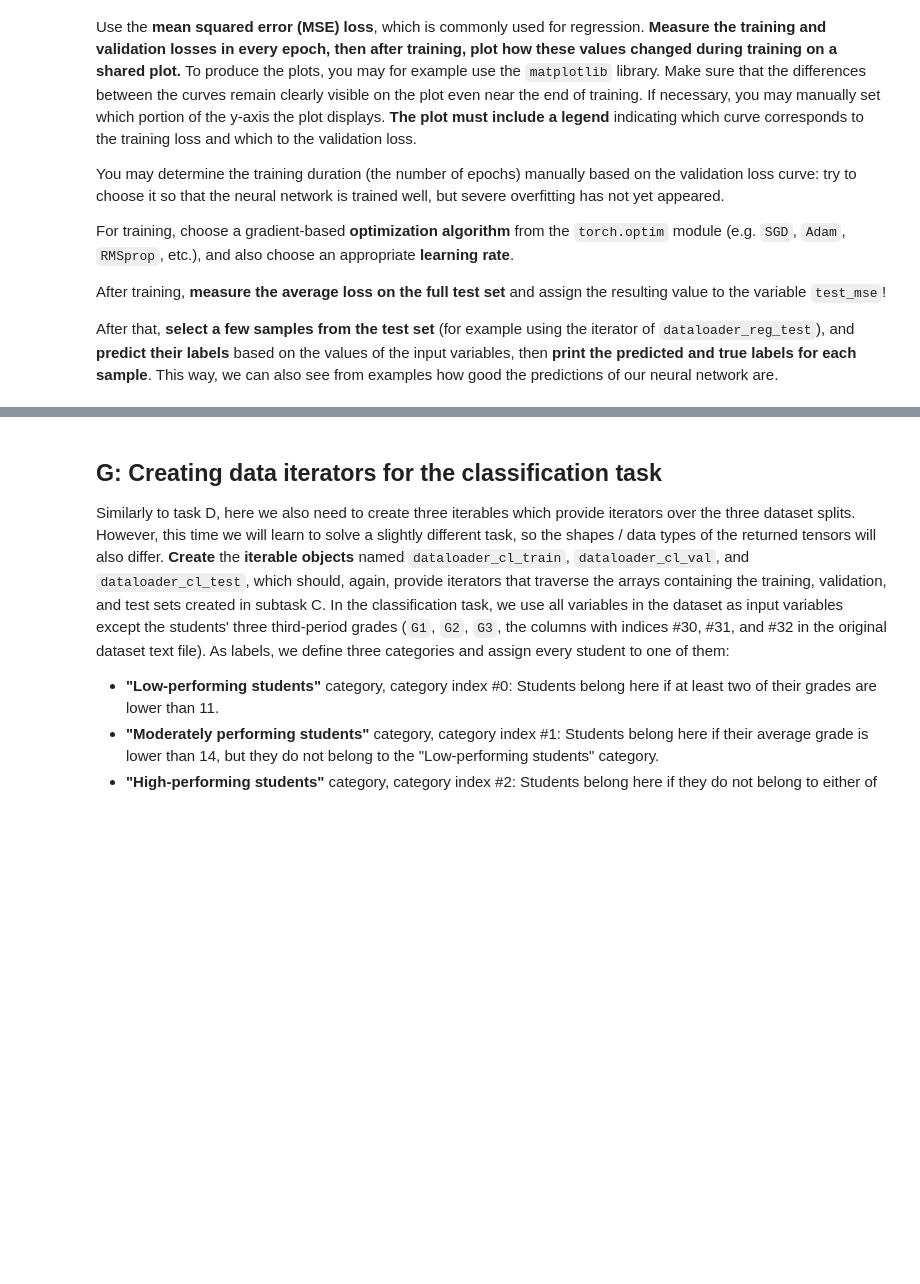
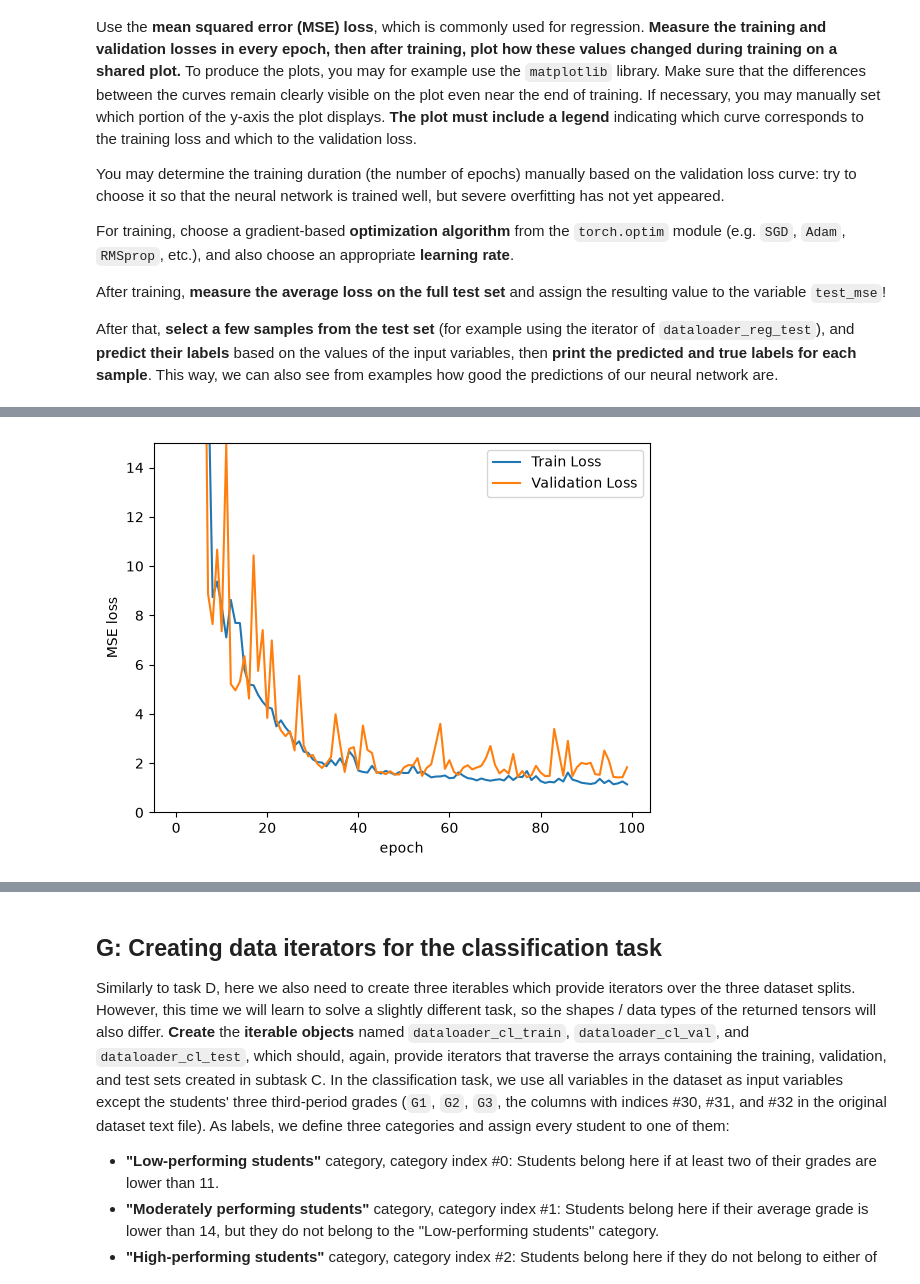
Before and after one commit to simo-hue/ELTE-Deep-Neural-Network-Course, a Jupyter notebook: ASSIGNMENTS/1/dndmsc26autumn_hw1.ipynb, the cells around one changed output, grey strips where cells are left out. Cells and saved outputs as stored; diff of their text form; code cells hidden in the pictures; blank space fills up the shorter version.

Commit message:
regression task

```diff
--- a/ASSIGNMENTS/1/dndmsc26autumn_hw1.ipynb
+++ b/ASSIGNMENTS/1/dndmsc26autumn_hw1.ipynb
@@ -203,0 +298,97 @@ tester.test('reg_model_learning', test_mse)
+# %%
+# implement your solution BELOW
+
+# ---- 1. Setup (fresh model every time this cell runs) ----
+torch.manual_seed(911)
+
+# Instance of the specific object ( with our inputs )
+n_inputs = x_tr.shape[1]
+reg_model = RegressionMLP(n_inputs)
+
+# MSE is our loss function
+loss_fn = nn.MSELoss()
+
+# Setting what the optimizer can adjust
+optimizer = torch.optim.Adam(reg_model.parameters(), lr=1e-3)
+
+
+N_EPOCHS = 100
+
+train_losses, val_losses = [], []
+
+# ---- 2. Training loop ----
+for epoch in range(N_EPOCHS):
+    # need to swithc the training flag
+    reg_model.train()
+
+    # I want to save them
+    batch_losses = []
+
+    for xb, yb in dataloader_reg_train:
+        # 1. forward
+        pred = reg_model(xb)
+
+        # 2. loss
+        loss = loss_fn(pred, yb)
+
+        # 3. gradients accumulate, so reset them before each new backward()
+        optimizer.zero_grad()
+
+        # 4. compute gradients -> Backward step
+        loss.backward()
+
+        # 5. update weights
+        optimizer.step()
+
+        # Save the losses
+        batch_losses.append(loss.item())
+
+    train_losses.append(np.mean(batch_losses))
+
+    # validation -> Turn off the training flag
+    reg_model.eval()
+
+    batch_losses = []
+
+    # I'm not training
+    with torch.no_grad():
+        for xb, yb in dataloader_reg_val:
+            batch_losses.append(loss_fn(reg_model(xb), yb).item())
+
+    val_losses.append(np.mean(batch_losses))
+
+    if epoch % 9 == 0:
+        print(f"epoch {epoch:3d}   train {train_losses[-1]:7.3f}   val {val_losses[-1]:7.3f}")
+
+# ---- 3. Plot ----
+plt.plot(train_losses, label="Train Loss")
+plt.plot(val_losses, label="Validation Loss")
+plt.xlabel('epoch')
+plt.ylabel('MSE loss')
+plt.ylim(0, 15)
+plt.legend()
+plt.show()
+
+# ---- 4. Test MSE on the FULL test set ----
+reg_model.eval()
+preds, trues = [], []
+
+with torch.no_grad():
+    for xb, yb in dataloader_reg_test:
+        preds.append(reg_model(xb))
+        trues.append(yb)
+
+preds = torch.cat(preds, axis=0)
+trues = torch.cat(trues, axis=0)
+test_mse = loss_fn(preds, trues).item()
+
+print("test MSE:", test_mse)
+
+# ---- 5. Check the example predictions ----
+for p, t in zip(preds[:10, 0], trues[:10, 0]):
+    print(f"predicted {p.item():5.2f}   true {t.item():4.0f}")
+
+# implement your solution ABOVE
+
+tester.test('reg_model_learning', test_mse)
+# %% [output]
@@ -203,0 +407 @@ tester.test('reg_model_learning', test_mse)
+[figure, added]
```
Also changed, not shown: parts of 8 cells of this notebook.
